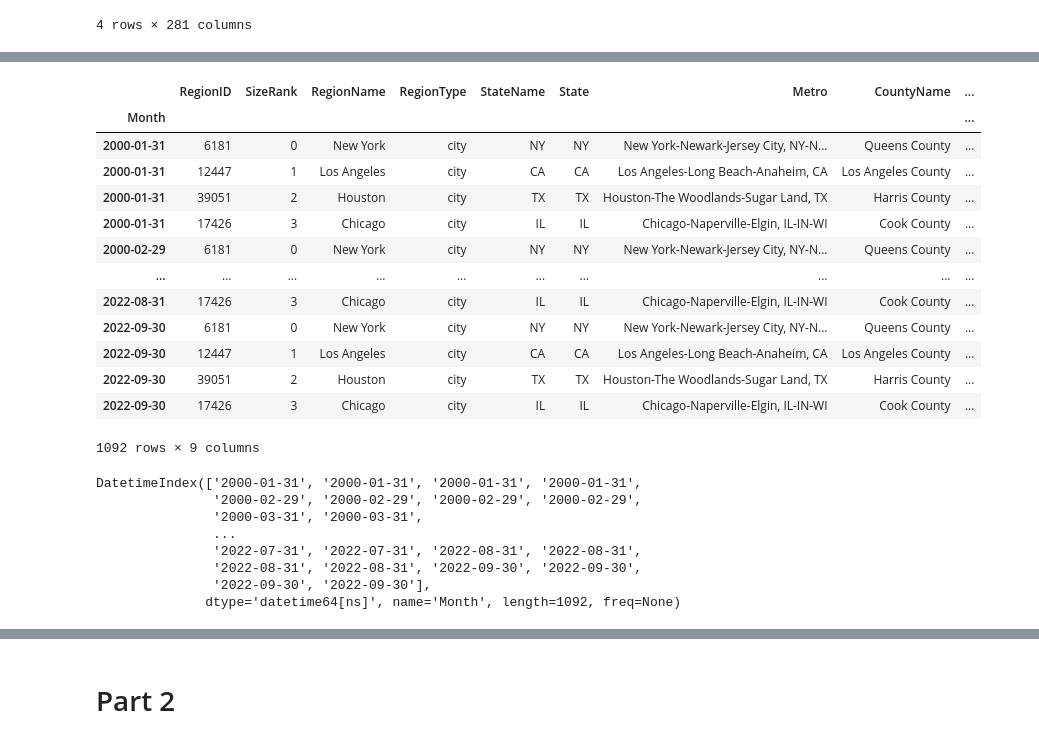
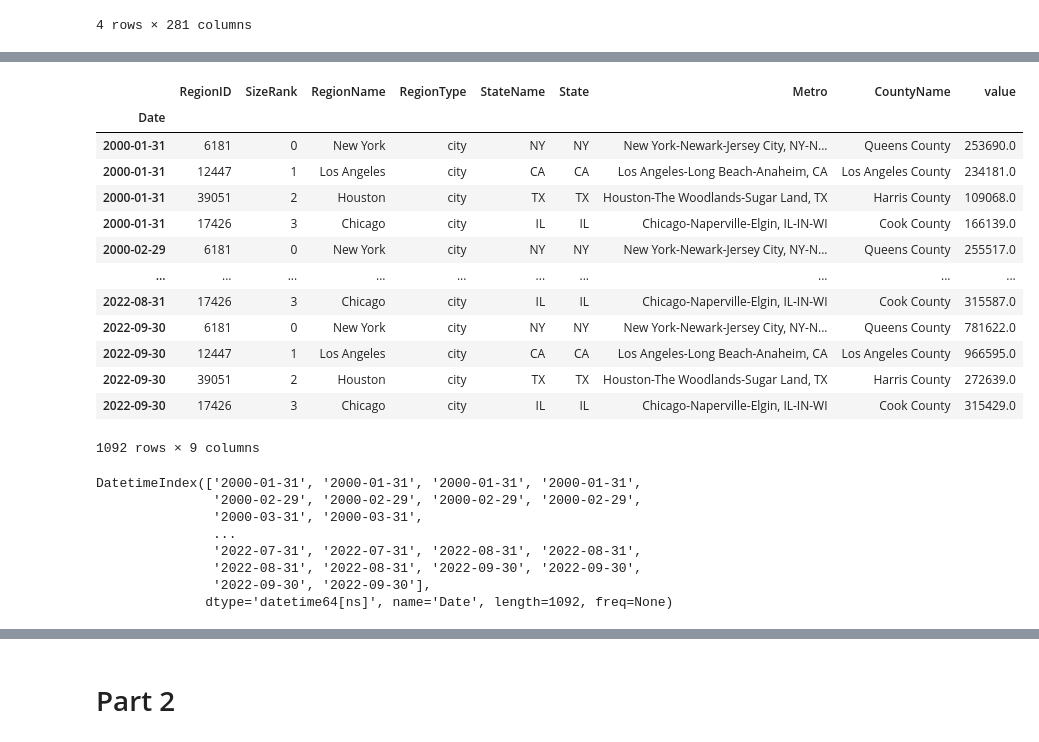
Before and after one commit to evelynmmartinez/-Preparing-Time-Series-from-Wide-Form-Data, a Jupyter notebook: Preparing Time Series from Wide-Form Data.ipynb, the cells around one changed output, grey strips where cells are left out. Saved outputs shown, nothing was run; the diff lists cells and outputs as text; code cells hidden in the pictures.

```diff
--- a/Preparing Time Series from Wide-Form Data.ipynb
+++ b/Preparing Time Series from Wide-Form Data.ipynb
@@ -24,8 +30,8 @@ df
 | 22466 | 42575 | 28439 | Quinwood | city | WV | WV | NaN | Greenbrier County | NaN | ... |
 22467 rows × 281 columns
 # %%
-largest_cities_df = df[df['SizeRank'].isin([0, 1, 2, 3])]
-largest_cities_df
+df = df[df['SizeRank'].isin([0, 1, 2, 3])]
+df
 # %% [output]
 |  | RegionID | SizeRank | RegionName | RegionType | StateName | State | Metro | CountyName | 2000-01-31 | ... |
 | 0 | 6181 | 0 | New York | city | NY | NY | New York-Newark-Jersey City, NY-N... | Queens County | 253690.0 | ... |
@@ -36,6 +42,6 @@ largest_cities_df
 # %%
 id_cols = ['RegionID', 'SizeRank', 'RegionName', 'RegionType', 'StateName', 'State', 'Metro', 'CountyName']
 # %%
-df = pd.melt(largest_cities_df,id_vars=id_cols, value_name='Typical Home Value', var_name='Month')
-df
+df_long = pd.melt(df,id_vars=id_cols, var_name='Date')
+df_long
 # %% [output]
@@ -54,7 +60,8 @@ df
 1092 rows × 10 columns
 # %%
-df['Month'] = pd.to_datetime(df['Month'], format='%Y-%m')
-df.info()
+fmt = '%Y-%m-%d'
+df_long['Date'] = pd.to_datetime(df_long['Date'],format=fmt)
+df_long.info()
 # %% [output]
 <class 'pandas.core.frame.DataFrame'>
 RangeIndex: 1092 entries, 0 to 1091
@@ -74,25 +81,25 @@ Data columns (total 10 columns):
 dtypes: datetime64[ns](1), float64(1), int64(2), object(6)
 memory usage: 85.4+ KB
 # %%
-df.set_index('Month', inplace=True)
-df
+df_long.set_index('Date', inplace=True)
+df_long
 # %% [output]
-|  | RegionID | SizeRank | RegionName | RegionType | StateName | State | Metro | CountyName | ... |
-| Month |  |  |  |  |  |  |  |  | ... |
-| 2000-01-31 | 6181 | 0 | New York | city | NY | NY | New York-Newark-Jersey City, NY-N... | Queens County | ... |
-| 2000-01-31 | 12447 | 1 | Los Angeles | city | CA | CA | Los Angeles-Long Beach-Anaheim, CA | Los Angeles County | ... |
-| 2000-01-31 | 39051 | 2 | Houston | city | TX | TX | Houston-The Woodlands-Sugar Land, TX | Harris County | ... |
-| 2000-01-31 | 17426 | 3 | Chicago | city | IL | IL | Chicago-Naperville-Elgin, IL-IN-WI | Cook County | ... |
-| 2000-02-29 | 6181 | 0 | New York | city | NY | NY | New York-Newark-Jersey City, NY-N... | Queens County | ... |
+|  | RegionID | SizeRank | RegionName | RegionType | StateName | State | Metro | CountyName | value |
+| Date |  |  |  |  |  |  |  |  |  |
+| 2000-01-31 | 6181 | 0 | New York | city | NY | NY | New York-Newark-Jersey City, NY-N... | Queens County | 253690.0 |
+| 2000-01-31 | 12447 | 1 | Los Angeles | city | CA | CA | Los Angeles-Long Beach-Anaheim, CA | Los Angeles County | 234181.0 |
+| 2000-01-31 | 39051 | 2 | Houston | city | TX | TX | Houston-The Woodlands-Sugar Land, TX | Harris County | 109068.0 |
+| 2000-01-31 | 17426 | 3 | Chicago | city | IL | IL | Chicago-Naperville-Elgin, IL-IN-WI | Cook County | 166139.0 |
+| 2000-02-29 | 6181 | 0 | New York | city | NY | NY | New York-Newark-Jersey City, NY-N... | Queens County | 255517.0 |
 | ... | ... | ... | ... | ... | ... | ... | ... | ... | ... |
-| 2022-08-31 | 17426 | 3 | Chicago | city | IL | IL | Chicago-Naperville-Elgin, IL-IN-WI | Cook County | ... |
-| 2022-09-30 | 6181 | 0 | New York | city | NY | NY | New York-Newark-Jersey City, NY-N... | Queens County | ... |
-| 2022-09-30 | 12447 | 1 | Los Angeles | city | CA | CA | Los Angeles-Long Beach-Anaheim, CA | Los Angeles County | ... |
-| 2022-09-30 | 39051 | 2 | Houston | city | TX | TX | Houston-The Woodlands-Sugar Land, TX | Harris County | ... |
-| 2022-09-30 | 17426 | 3 | Chicago | city | IL | IL | Chicago-Naperville-Elgin, IL-IN-WI | Cook County | ... |
+| 2022-08-31 | 17426 | 3 | Chicago | city | IL | IL | Chicago-Naperville-Elgin, IL-IN-WI | Cook County | 315587.0 |
+| 2022-09-30 | 6181 | 0 | New York | city | NY | NY | New York-Newark-Jersey City, NY-N... | Queens County | 781622.0 |
+| 2022-09-30 | 12447 | 1 | Los Angeles | city | CA | CA | Los Angeles-Long Beach-Anaheim, CA | Los Angeles County | 966595.0 |
+| 2022-09-30 | 39051 | 2 | Houston | city | TX | TX | Houston-The Woodlands-Sugar Land, TX | Harris County | 272639.0 |
+| 2022-09-30 | 17426 | 3 | Chicago | city | IL | IL | Chicago-Naperville-Elgin, IL-IN-WI | Cook County | 315429.0 |
 1092 rows × 9 columns
 # %%
-df.index
+df_long.index
 # %% [output]
 DatetimeIndex(['2000-01-31', '2000-01-31', '2000-01-31', '2000-01-31',
                '2000-02-29', '2000-02-29', '2000-02-29', '2000-02-29',
@@ -101,5 +108,5 @@ DatetimeIndex(['2000-01-31', '2000-01-31', '2000-01-31', '2000-01-31',
                '2022-07-31', '2022-07-31', '2022-08-31', '2022-08-31',
                '2022-08-31', '2022-08-31', '2022-09-30', '2022-09-30',
                '2022-09-30', '2022-09-30'],
-              dtype='datetime64[ns]', name='Month', length=1092, freq=None)
+              dtype='datetime64[ns]', name='Date', length=1092, freq=None)
 # %%
```
Also changed, not shown: parts of 22 cells of this notebook.
